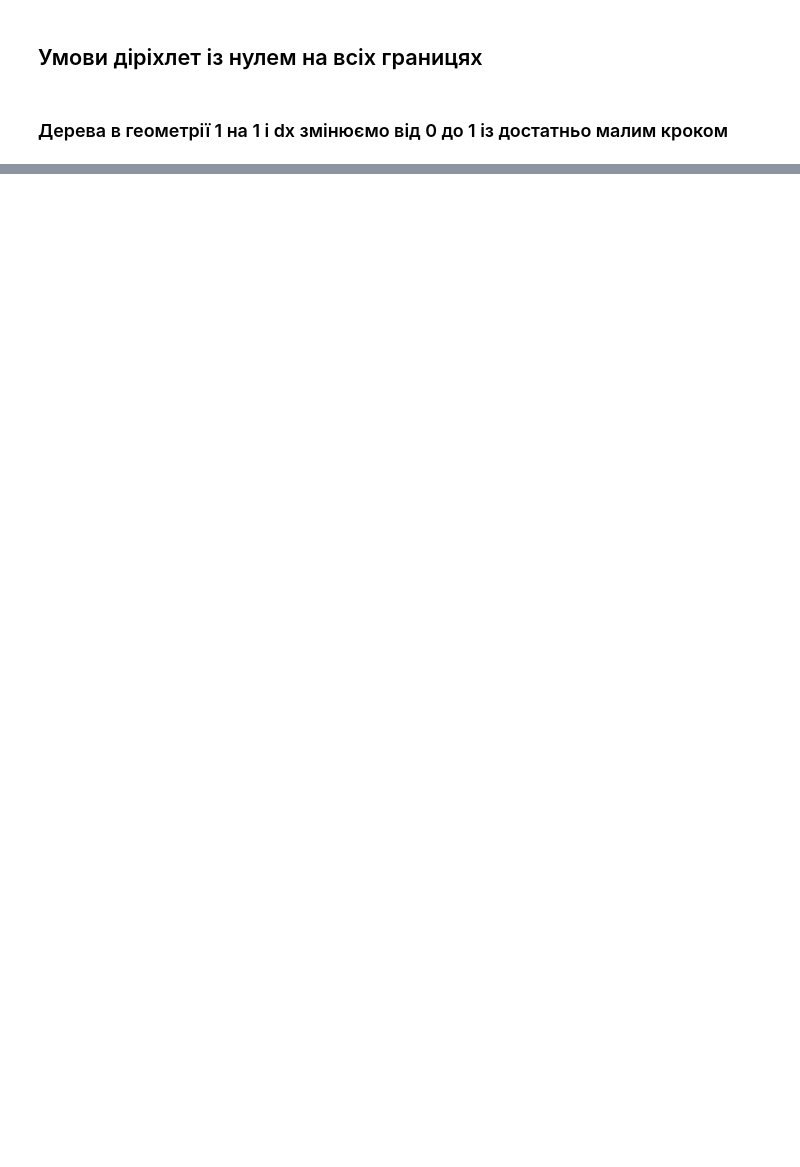
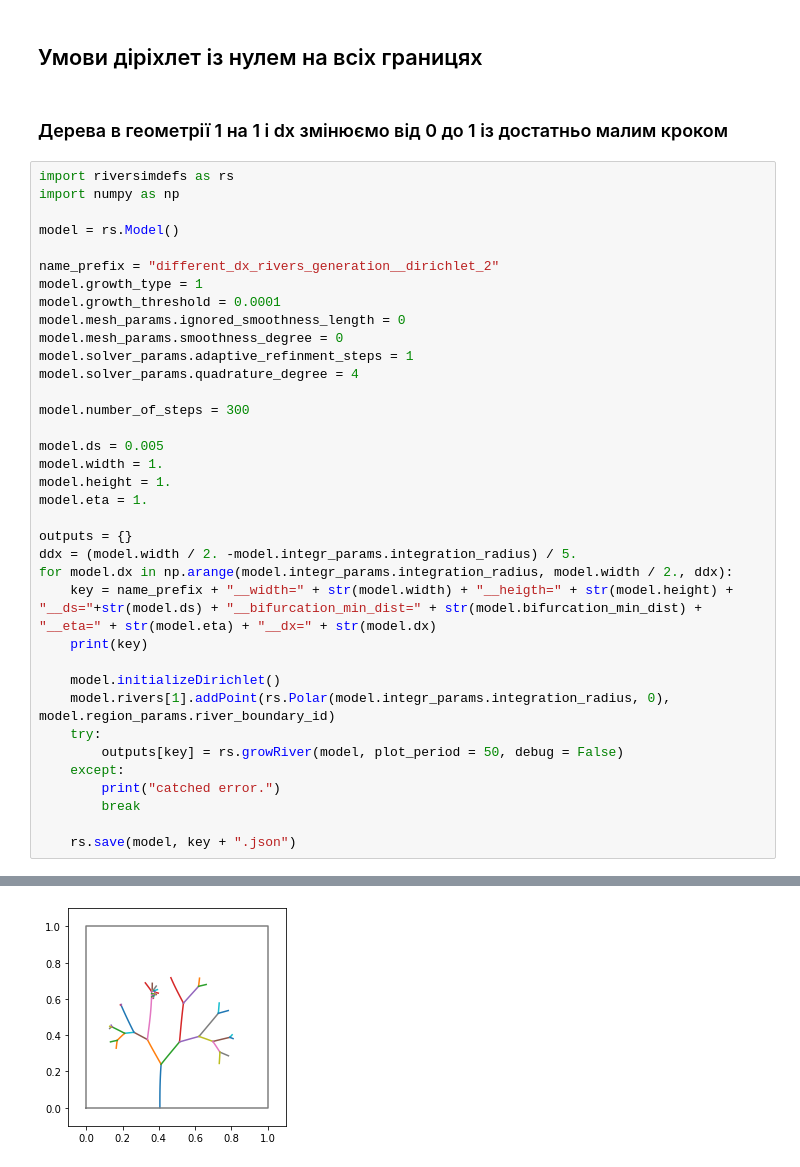
Before and after one commit to okmechak/riversimpy, a Jupyter notebook: rivers_generations.ipynb, the cells around one changed output, grey strips where cells are left out. Saved outputs shown, nothing was run; the diff lists cells and outputs as text; blank space fills up the shorter version.

```diff
--- a/rivers_generations.ipynb
+++ b/rivers_generations.ipynb
@@ -37,3 +35,40 @@ SyntaxError: unexpected character after line continuation character (riversimdef
 ## Умови діріхлет із нулем на всіх границях
 # %% [markdown]
 ### Дерева в геометрії 1 на 1 і dx змінюємо від 0 до 1 із достатньо малим кроком
+# %%
+import riversimdefs as rs
+import numpy as np
+
+model = rs.Model()
+
+name_prefix = "different_dx_rivers_generation__dirichlet_2"
+model.growth_type = 1
+model.growth_threshold = 0.0001
+model.mesh_params.ignored_smoothness_length = 0
+model.mesh_params.smoothness_degree = 0
+model.solver_params.adaptive_refinment_steps = 1
+model.solver_params.quadrature_degree = 4
+
+model.number_of_steps = 300
+
+model.ds = 0.005
+model.width = 1.
+model.height = 1.
+model.eta = 1.
+
+outputs = {}
+ddx = (model.width / 2. -model.integr_params.integration_radius) / 5.
+for model.dx in np.arange(model.integr_params.integration_radius, model.width / 2., ddx):
+    key = name_prefix + "__width=" + str(model.width) + "__heigth=" + str(model.height) + "__ds="+str(model.ds) + "__bifurcation_min_dist=" + str(model.bifurcation_min_dist) + "__eta=" + str(model.eta) + "__dx=" + str(model.dx)
+    print(key)
+
+    model.initializeDirichlet()
+    model.rivers[1].addPoint(rs.Polar(model.integr_params.integration_radius, 0), model.region_params.river_boundary_id)
+    try:
+        outputs[key] = rs.growRiver(model, plot_period = 50, debug = False)
+    except:
+        print("catched error.")
+        break
+
+    rs.save(model, key + ".json")
+# %% [output]
@@ -40 +92,2 @@ SyntaxError: unexpected character after line continuation character (riversimdef
+[figure, added]
 # %%
```
Also changed, not shown: parts of 4 cells of this notebook, 3 other files.
